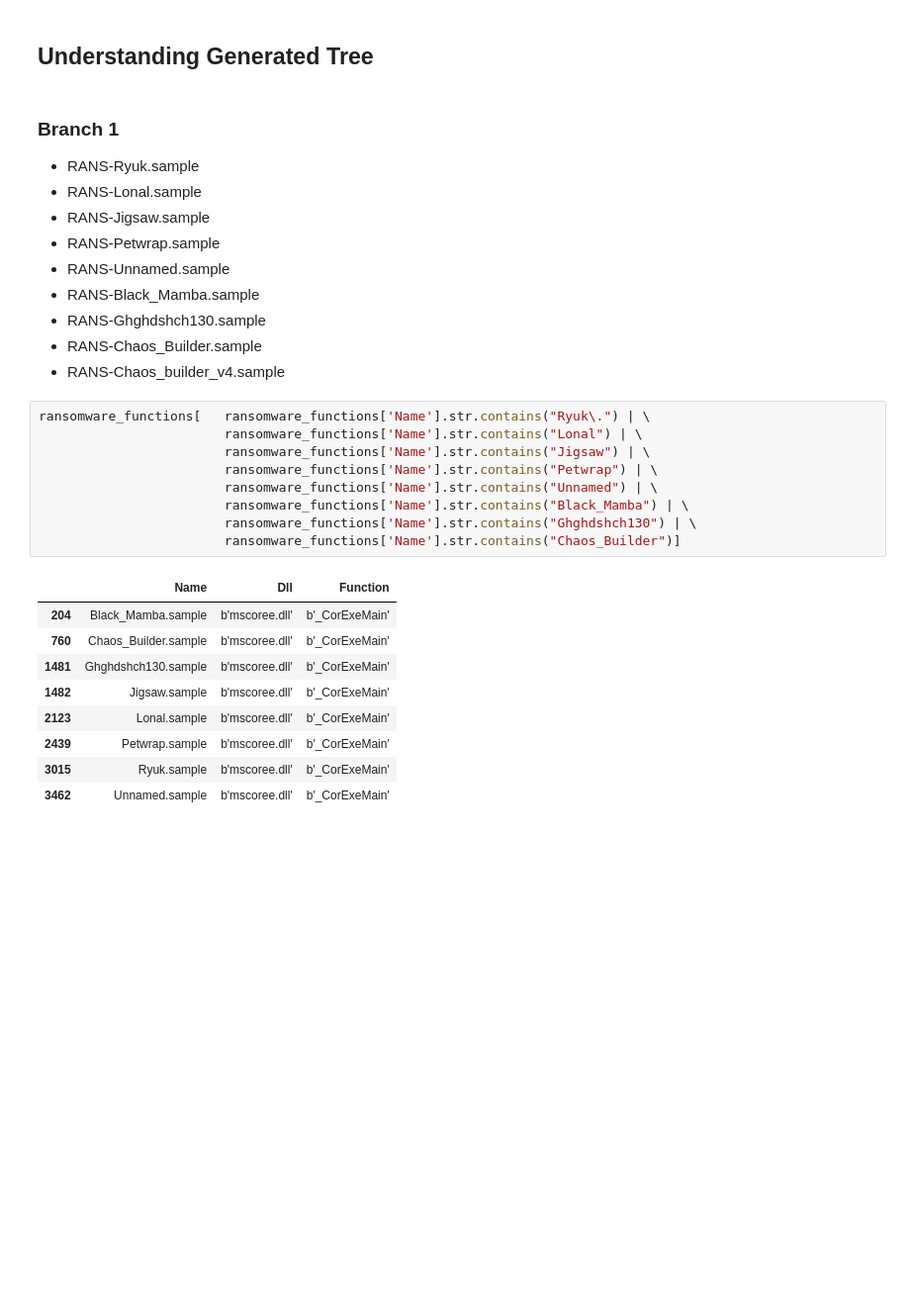
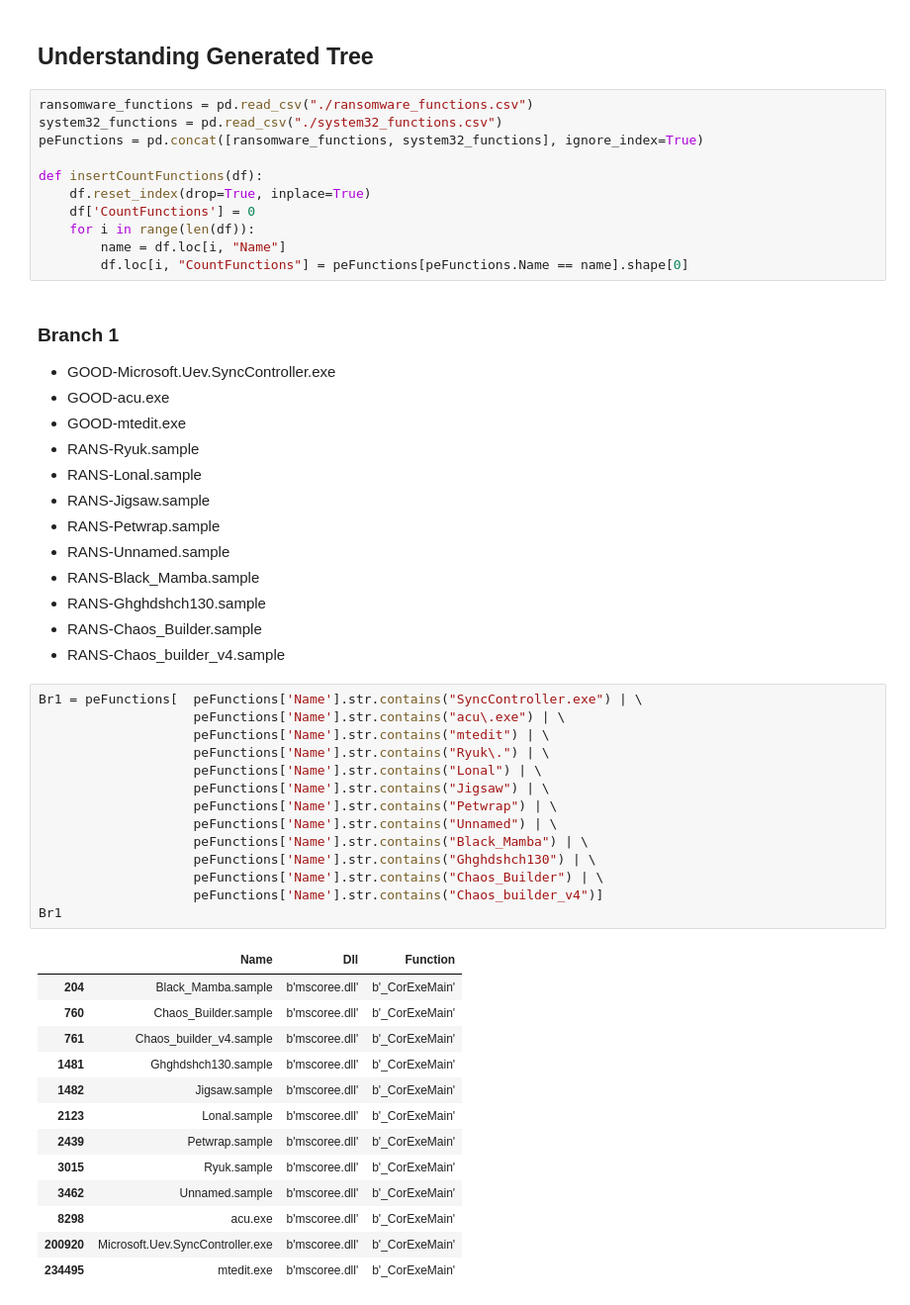
Before and after one commit to c2dc/nastyware, a Jupyter notebook: notebooks/static-attributes.ipynb, the cells around one changed output. Shown at 99% size. Saved outputs shown, nothing was run; the diff lists cells and outputs as text; blank space fills up the shorter version.

```diff
--- a/notebooks/static-attributes.ipynb
+++ b/notebooks/static-attributes.ipynb
@@ -369,9 +290,23 @@ pylab.show()
 AttributeError: module 'Bio.Phylo' has no attribute 'draw_graphviz'
 # %% [markdown]
 ## Understanding Generated Tree
+# %%
+ransomware_functions = pd.read_csv("./ransomware_functions.csv")
+system32_functions = pd.read_csv("./system32_functions.csv")
+peFunctions = pd.concat([ransomware_functions, system32_functions], ignore_index=True)
+
+def insertCountFunctions(df):
+    df.reset_index(drop=True, inplace=True)
+    df['CountFunctions'] = 0
+    for i in range(len(df)):
+        name = df.loc[i, "Name"]
+        df.loc[i, "CountFunctions"] = peFunctions[peFunctions.Name == name].shape[0]
 # %% [markdown]
 ### Branch 1
 
+* GOOD-Microsoft.Uev.SyncController.exe
+* GOOD-acu.exe
+* GOOD-mtedit.exe
 * RANS-Ryuk.sample
 * RANS-Lonal.sample
 * RANS-Jigsaw.sample
@@ -382,21 +317,30 @@ AttributeError: module 'Bio.Phylo' has no attribute 'draw_graphviz'
 * RANS-Chaos_Builder.sample
 * RANS-Chaos_builder_v4.sample
 # %%
-ransomware_functions[   ransomware_functions['Name'].str.contains("Ryuk\.") | \
-                        ransomware_functions['Name'].str.contains("Lonal") | \
-                        ransomware_functions['Name'].str.contains("Jigsaw") | \
-                        ransomware_functions['Name'].str.contains("Petwrap") | \
-                        ransomware_functions['Name'].str.contains("Unnamed") | \
-                        ransomware_functions['Name'].str.contains("Black_Mamba") | \
-                        ransomware_functions['Name'].str.contains("Ghghdshch130") | \
-                        ransomware_functions['Name'].str.contains("Chaos_Builder")]
+Br1 = peFunctions[  peFunctions['Name'].str.contains("SyncController.exe") | \
+                    peFunctions['Name'].str.contains("acu\.exe") | \
+                    peFunctions['Name'].str.contains("mtedit") | \
+                    peFunctions['Name'].str.contains("Ryuk\.") | \
+                    peFunctions['Name'].str.contains("Lonal") | \
+                    peFunctions['Name'].str.contains("Jigsaw") | \
+                    peFunctions['Name'].str.contains("Petwrap") | \
+                    peFunctions['Name'].str.contains("Unnamed") | \
+                    peFunctions['Name'].str.contains("Black_Mamba") | \
+                    peFunctions['Name'].str.contains("Ghghdshch130") | \
+                    peFunctions['Name'].str.contains("Chaos_Builder") | \
+                    peFunctions['Name'].str.contains("Chaos_builder_v4")]
+Br1
 # %% [output]
 |  | Name | Dll | Function |
 | 204 | Black_Mamba.sample | b'mscoree.dll' | b'_CorExeMain' |
 | 760 | Chaos_Builder.sample | b'mscoree.dll' | b'_CorExeMain' |
+| 761 | Chaos_builder_v4.sample | b'mscoree.dll' | b'_CorExeMain' |
 | 1481 | Ghghdshch130.sample | b'mscoree.dll' | b'_CorExeMain' |
 | 1482 | Jigsaw.sample | b'mscoree.dll' | b'_CorExeMain' |
 | 2123 | Lonal.sample | b'mscoree.dll' | b'_CorExeMain' |
 | 2439 | Petwrap.sample | b'mscoree.dll' | b'_CorExeMain' |
 | 3015 | Ryuk.sample | b'mscoree.dll' | b'_CorExeMain' |
 | 3462 | Unnamed.sample | b'mscoree.dll' | b'_CorExeMain' |
+| 8298 | acu.exe | b'mscoree.dll' | b'_CorExeMain' |
+| 200920 | Microsoft.Uev.SyncController.exe | b'mscoree.dll' | b'_CorExeMain' |
+| 234495 | mtedit.exe | b'mscoree.dll' | b'_CorExeMain' |
```
Also changed, not shown: parts of 28 cells of this notebook, 3 other files.
